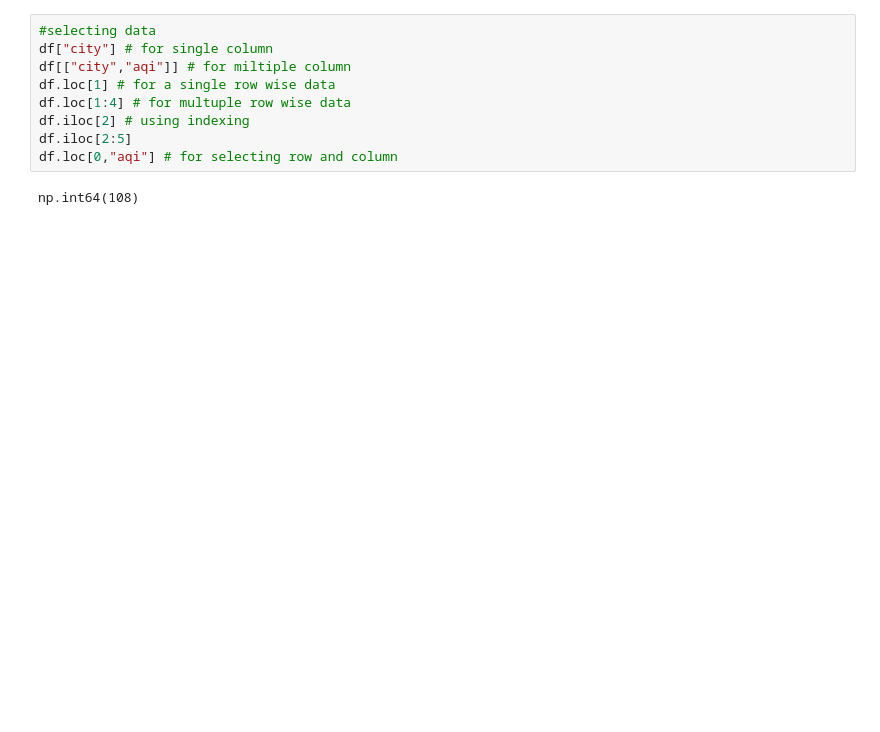
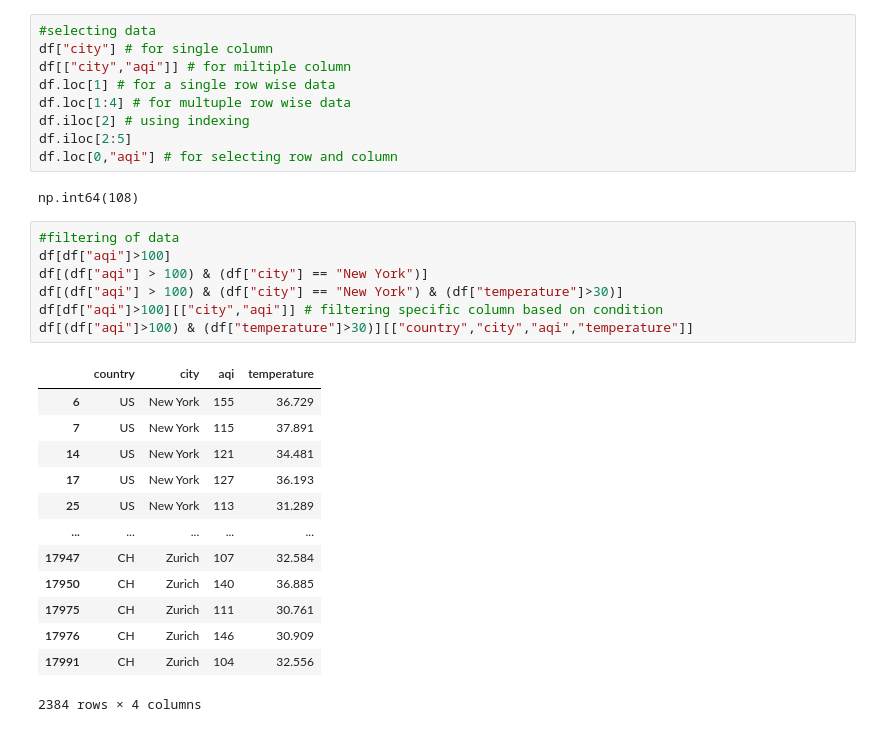
Before and after one commit to shamim0207/Data_Handling, a Jupyter notebook: Pandas/practical example/practical_ex.ipynb, the cells around one changed output. Cells and saved outputs as stored; diff of their text form; blank space fills up the shorter version.

```diff
--- a/Pandas/practical example/practical_ex.ipynb
+++ b/Pandas/practical example/practical_ex.ipynb
@@ -106,3 +106,24 @@ df.iloc[2:5]
 df.loc[0,"aqi"] # for selecting row and column
 # %% [output]
 np.int64(108)
+# %%
+#filtering of data
+df[df["aqi"]>100]
+df[(df["aqi"] > 100) & (df["city"] == "New York")]
+df[(df["aqi"] > 100) & (df["city"] == "New York") & (df["temperature"]>30)]
+df[df["aqi"]>100][["city","aqi"]] # filtering specific column based on condition
+df[(df["aqi"]>100) & (df["temperature"]>30)][["country","city","aqi","temperature"]]
+# %% [output]
+|  | country | city | aqi | temperature |
+| 6 | US | New York | 155 | 36.729 |
+| 7 | US | New York | 115 | 37.891 |
+| 14 | US | New York | 121 | 34.481 |
+| 17 | US | New York | 127 | 36.193 |
+| 25 | US | New York | 113 | 31.289 |
+| ... | ... | ... | ... | ... |
+| 17947 | CH | Zurich | 107 | 32.584 |
+| 17950 | CH | Zurich | 140 | 36.885 |
+| 17975 | CH | Zurich | 111 | 30.761 |
+| 17976 | CH | Zurich | 146 | 30.909 |
+| 17991 | CH | Zurich | 104 | 32.556 |
+2384 rows × 4 columns
```
Also changed, not shown: parts of 1 cell of this notebook.
